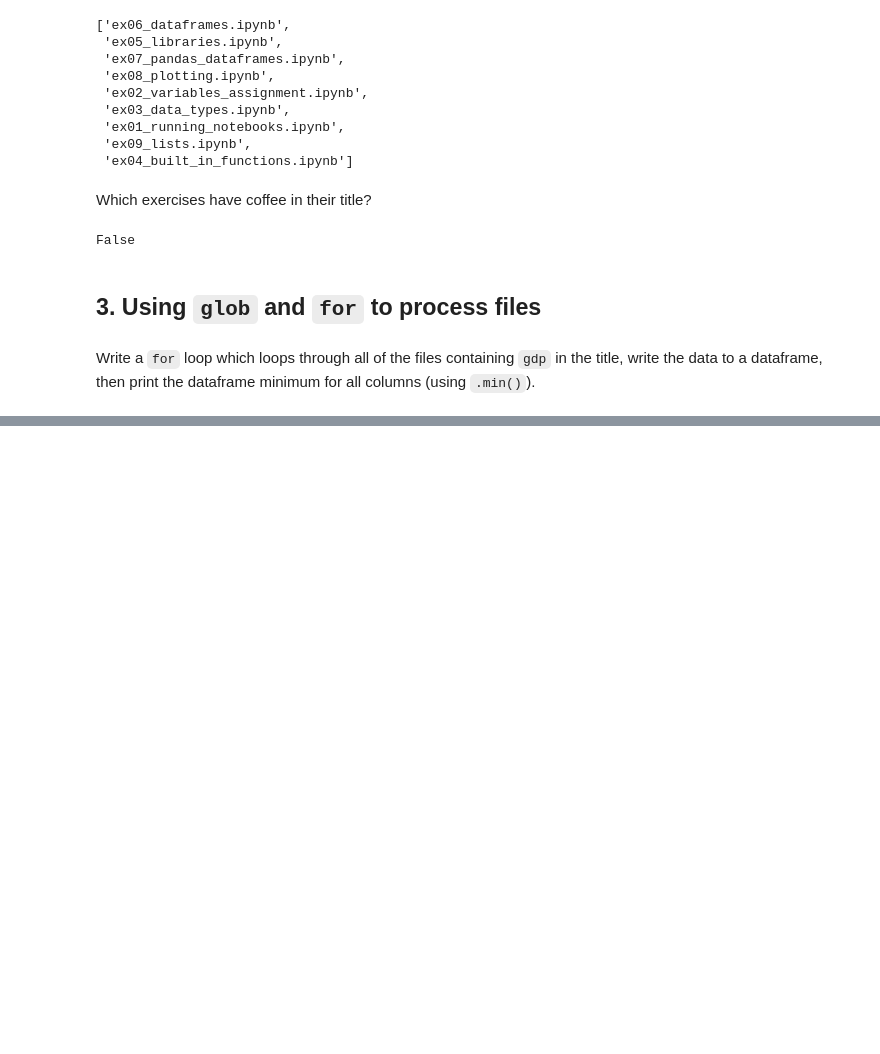
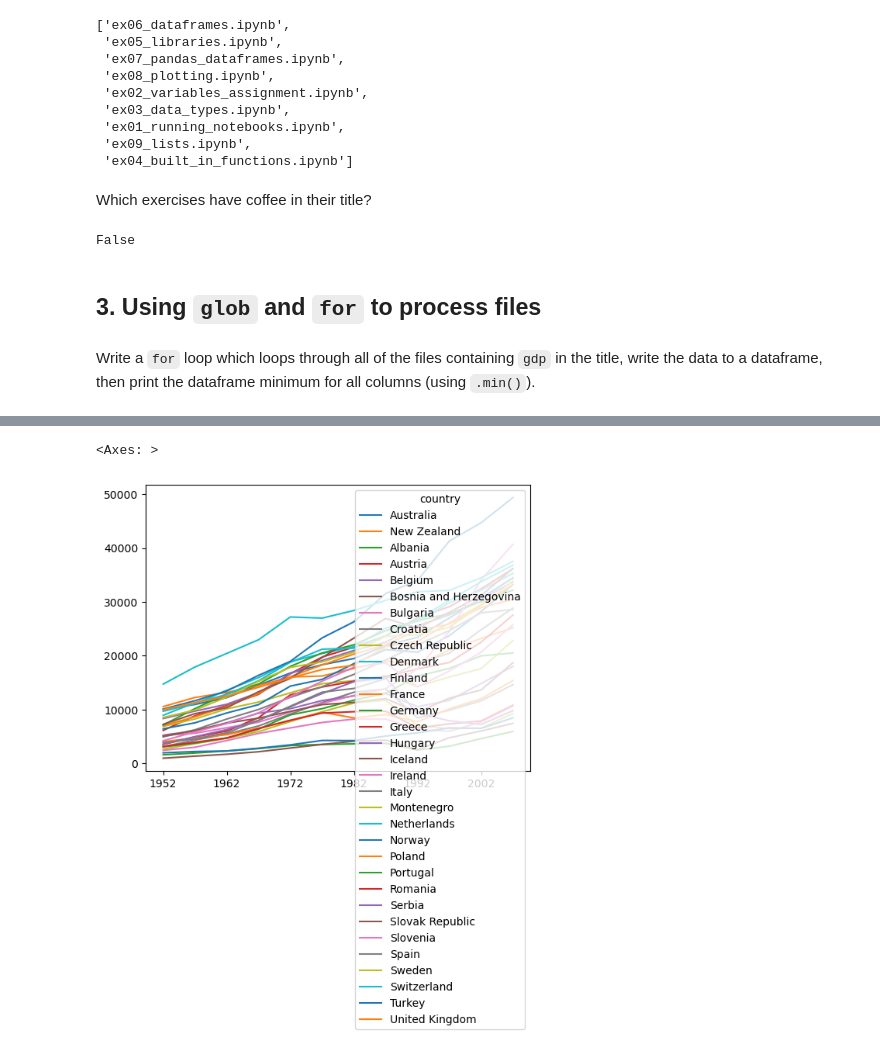
Before and after one commit to willjones041/my-isc-work, a Jupyter notebook: python-intro/exercises/ex12_looping_data_sets.ipynb, the cells around one changed output, grey strips where cells are left out. Drawn from its saved outputs; the diff is of its cells as text; code cells hidden in the pictures; blank space fills up the shorter version.

```diff
--- a/python-intro/exercises/ex12_looping_data_sets.ipynb
+++ b/python-intro/exercises/ex12_looping_data_sets.ipynb
@@ -94,5 +94,9 @@ filemins =[]
 for filename in Path('../data').glob('*gdp*'):
     filemins.append(pd.read_csv(filename,index_col="country"))
 df = pd.concat(filemins)
-df
+years = df.columns.str.replace('gdpPercap_','')
+df.columns = years
+df.T.plot()
+xlabel('GDP')
+ylabel(
 # %% [output]
@@ -116,0 +103,2 @@ df
+<Axes: >
+[figure, added]
```
Also changed, not shown: parts of 1 cell of this notebook.
